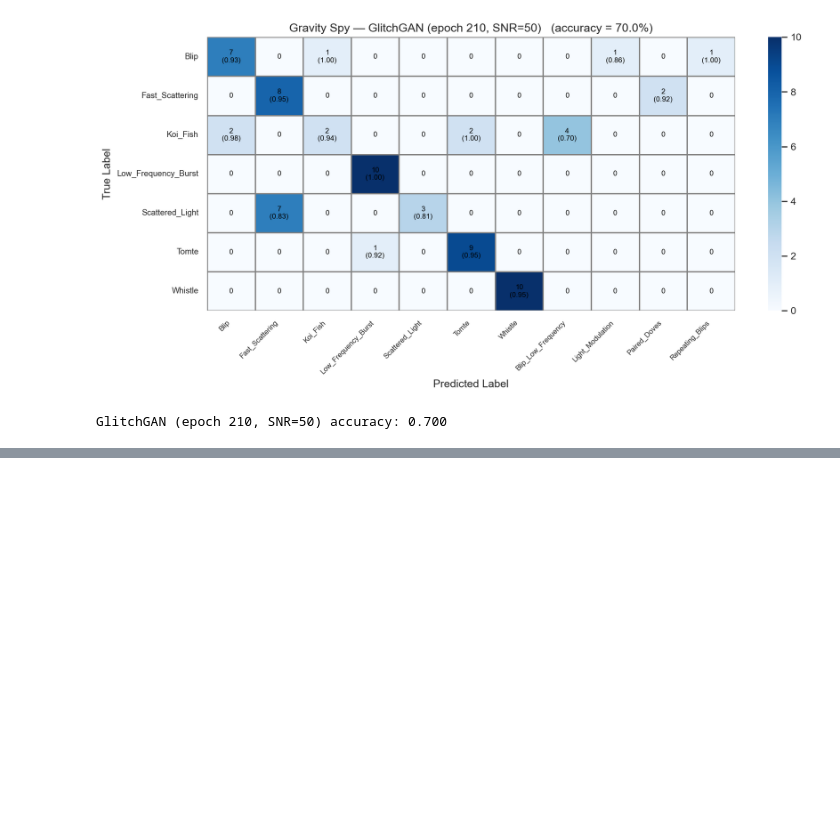
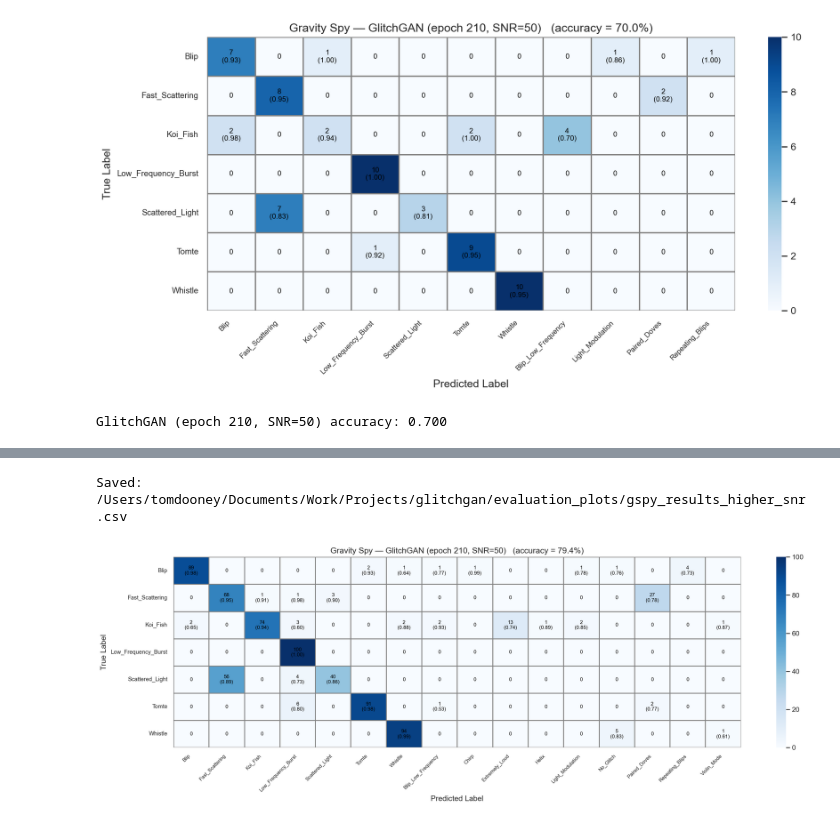
Before and after one commit to tomdooney95/glitchgan, a Jupyter notebook: notebooks/gspy_classification.ipynb, the cells around one changed output, grey strips where cells are left out. Saved outputs shown, nothing was run; the diff lists cells and outputs as text; code cells hidden in the pictures; blank space fills up the shorter version.

```diff
--- a/notebooks/gspy_classification.ipynb
+++ b/notebooks/gspy_classification.ipynb
@@ -292,0 +528,14 @@ GlitchGAN (epoch 210, SNR=50) accuracy: 0.700
+# %%
+df = classify_signals(
+    generated_signals, labels, white_noise, noise,
+    label_order=LABEL_ORDER,
+    tag=f'GlitchGAN (epoch 210, SNR={SNR_TARGET})',
+)
+df.to_csv(PLOTS_DIR / 'gspy_results.csv', index=False)
+print(f'Saved: {PLOTS_DIR / "gspy_results_higher_snr.csv"}')
+# %% [output]
+Saved: /Users/tomdooney/Documents/Work/Projects/glitchgan/evaluation_plots/gspy_results_higher_snr.csv
+# %%
+acc = plot_confusion(df, f'GlitchGAN (epoch 210, SNR={SNR_TARGET})', 'gspy_cm_mean_snr_higher_snr')
+# %% [output]
+[figure, added]
```
Also changed, not shown: parts of 17 cells of this notebook.
